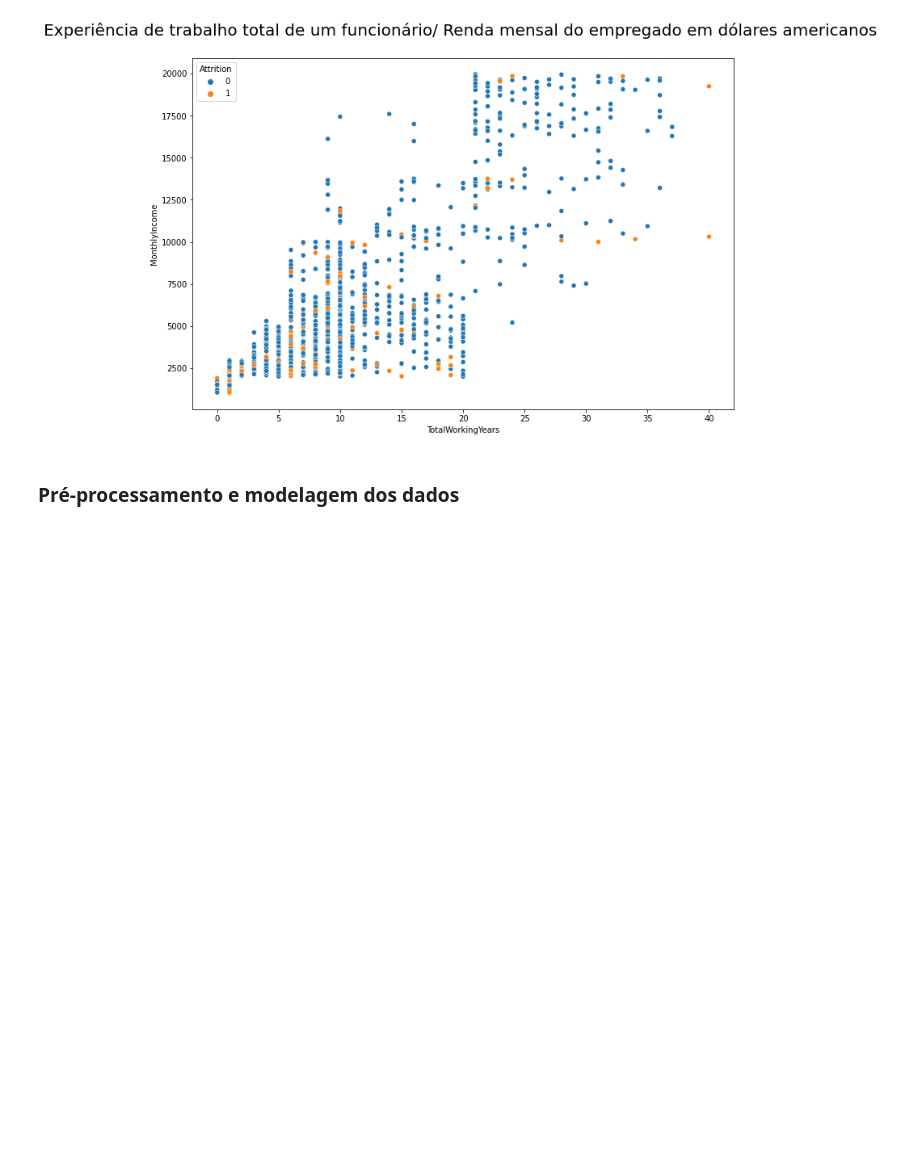
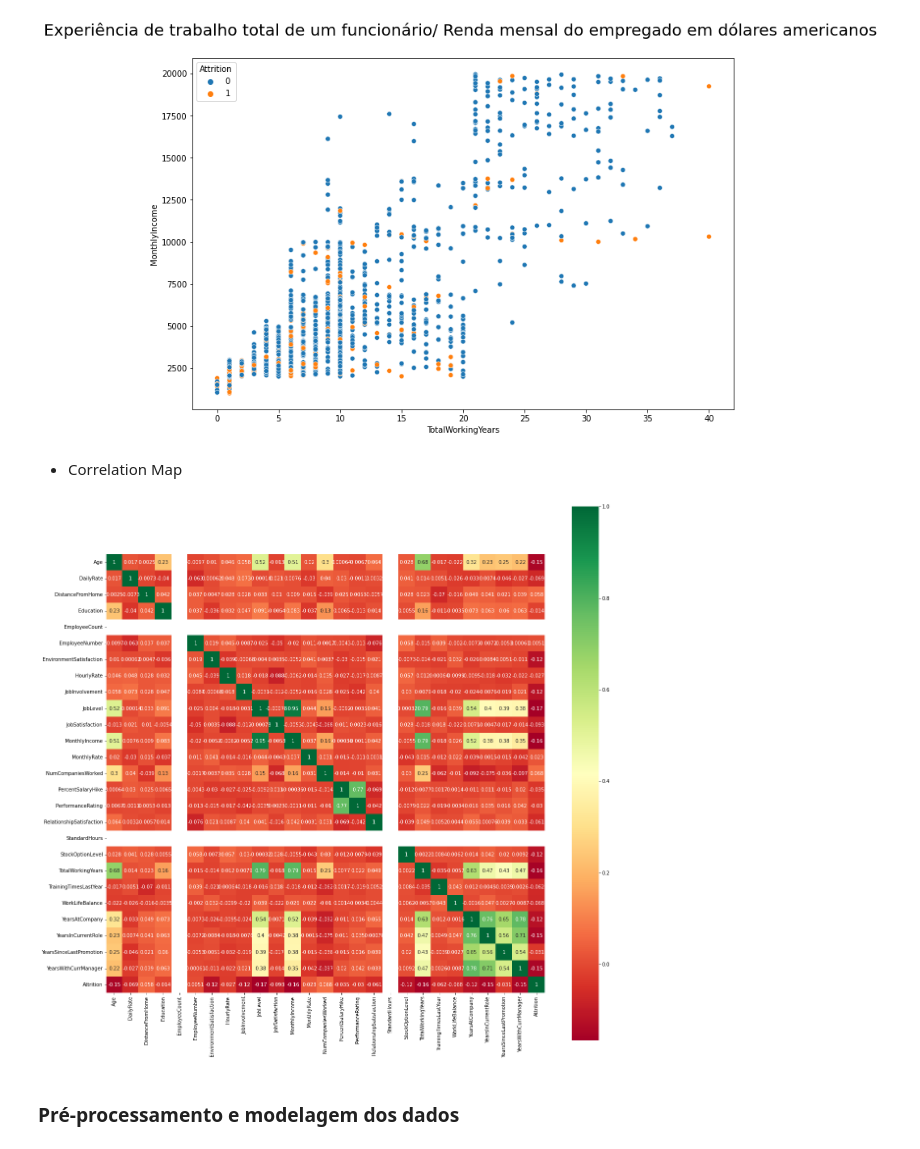
Before and after one commit to RodrigoTito/Desistencia-de-Funcionario, a Jupyter notebook: Data_Sprint_56_Desistencia_de_Funcionario.ipynb, the cells around one changed output. Drawn from its saved outputs; the diff is of its cells as text; code cells hidden in the pictures; blank space fills up the shorter version.

```diff
--- a/Data_Sprint_56_Desistencia_de_Funcionario.ipynb
+++ b/Data_Sprint_56_Desistencia_de_Funcionario.ipynb
@@ -333,6 +368,15 @@ plt.title('Experiência de trabalho total de um funcionário/ Renda mensal do em
 plt.show()
 # %% [output]
 [figure]
+# %% [markdown]
+* Correlation Map
+# %%
+plt.figure(figsize=(20,20))
+corr = train.corr()
+sns.heatmap(data=corr, square=True, annot=True, cmap='RdYlGn')
+plt.show()
+# %% [output]
+[figure, added]
 # %% [markdown]
 ### Pré-processamento e modelagem dos dados
 # %% [markdown]
```
Also changed, not shown: parts of 39 cells of this notebook.
